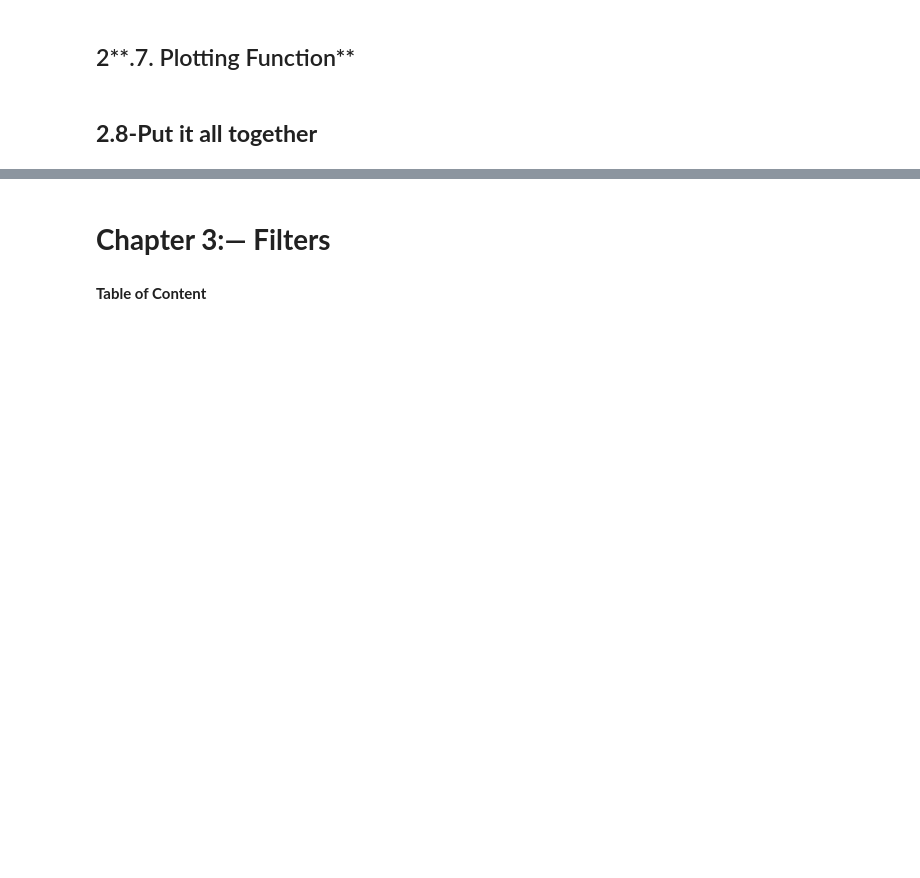
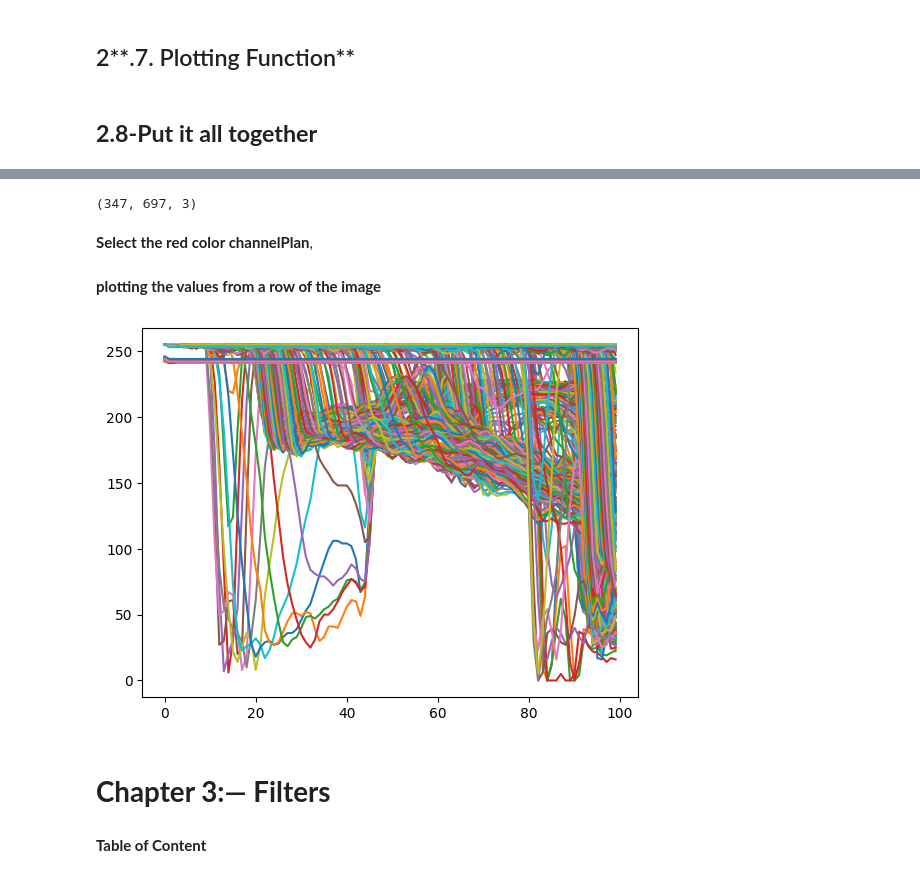
Before and after one commit to dr-mushtaq/Computer-Vision, a Jupyter notebook: Introduction_to_Computer_Vision.ipynb, the cells around one changed output, grey strips where cells are left out. Saved outputs shown, nothing was run; the diff lists cells and outputs as text; code cells hidden in the pictures; blank space fills up the shorter version.

```diff
--- a/Introduction_to_Computer_Vision.ipynb
+++ b/Introduction_to_Computer_Vision.ipynb
@@ -260,0 +277,6 @@ plt.imshow(x)
+# %%
+img = cv2.imread('/content/drive/MyDrive/Courses /Data Science /Computer Vision /Theory /Introduction to Computer Vision/ 📚Chapter: 2-Image As Function /Image/frut.png')
+# %%
+print(img.shape)
+# %% [output]
+(347, 697, 3)
@@ -261,3 +286,17 @@ plt.imshow(x)
+# %% [markdown]
+**Select the red color channelPlan**,
+# %%
+cropped_image = img[:,:,1]
+cv2_imshow(cropped_image)
+# %% [markdown]
+**plotting the values from a row of the image**
+# %%
+import matplotlib.pyplot as plt
+
+plt.plot(cropped_image[0:100])
+plt.show()
+# %% [output]
+[figure, added]
 # %% [markdown]
 # **Chapter 3:— Filters**
 # %% [markdown]
```
Also changed, not shown: parts of 7 cells of this notebook.
